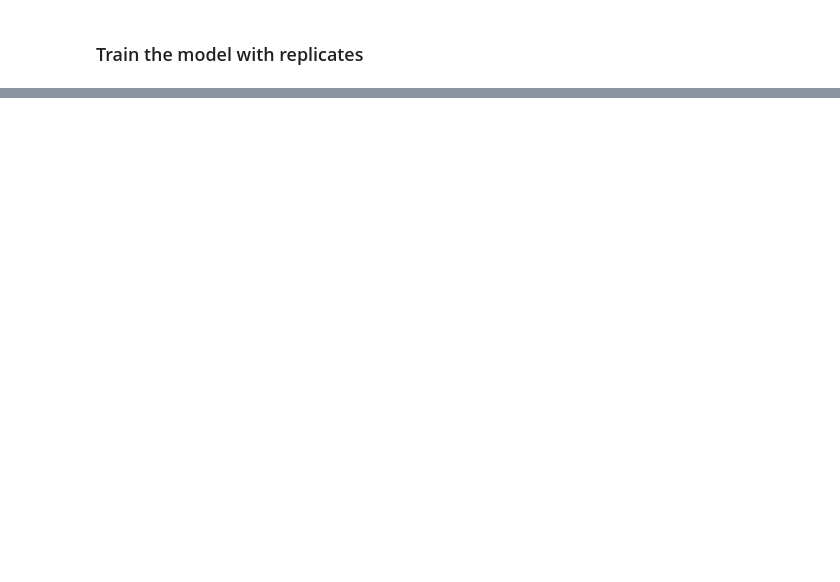
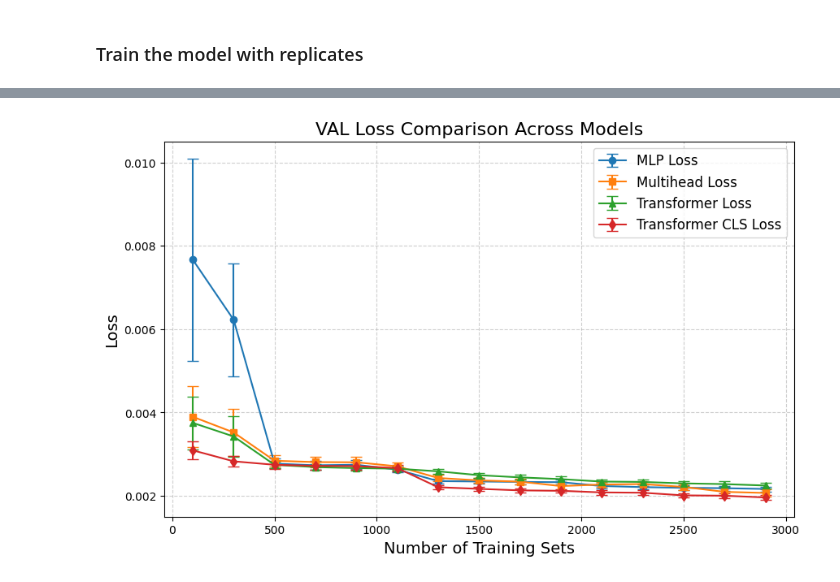
Before and after one commit to NeptuneBio/NAIAD, a Jupyter notebook: tutorials/naiad_tutorial.ipynb, the cells around one changed output, grey strips where cells are left out. Drawn from its saved outputs; the diff is of its cells as text; code cells hidden in the pictures; blank space fills up the shorter version.

```diff
--- a/tutorials/naiad_tutorial.ipynb
+++ b/tutorials/naiad_tutorial.ipynb
@@ -168,0 +177,25 @@ plt.show()
+# %%
+n_train_set = range(100, 3000, 200)
+plt.figure(figsize=(10, 6))
+plt.errorbar(n_train_set, loss_mlp['val_loss_mean'], yerr=loss_mlp['val_loss_std'] /  np.sqrt(n_rep),
+             label='MLP Loss', marker='o', capsize=5)
+plt.errorbar(n_train_set, loss_multihead['val_loss_mean'], yerr=loss_multihead['val_loss_std'] /  np.sqrt(n_rep),
+             label='Multihead Loss', marker='s', capsize=5)
+plt.errorbar(n_train_set, loss_transformer['val_loss_mean'], yerr=loss_transformer['val_loss_std'] /  np.sqrt(n_rep),
+             label='Transformer Loss', marker='^', capsize=5)
+plt.errorbar(n_train_set, loss_transformer_cls['val_loss_mean'], yerr=loss_transformer_cls['val_loss_std']/  np.sqrt(n_rep),
+             label='Transformer CLS Loss', marker='d', capsize=5)
+
+# Titles and labels
+plt.title('VAL Loss Comparison Across Models', fontsize=16)
+plt.xlabel('Number of Training Sets', fontsize=14)
+plt.ylabel('Loss', fontsize=14)
+
+# Legend and grid
+plt.legend(fontsize=12)
+plt.grid(True, linestyle='--', alpha=0.6)
+
+# Show the plot
+plt.show()
+# %% [output]
+[figure, added]
```
Also changed, not shown: parts of 10 cells of this notebook, 1 other file.
